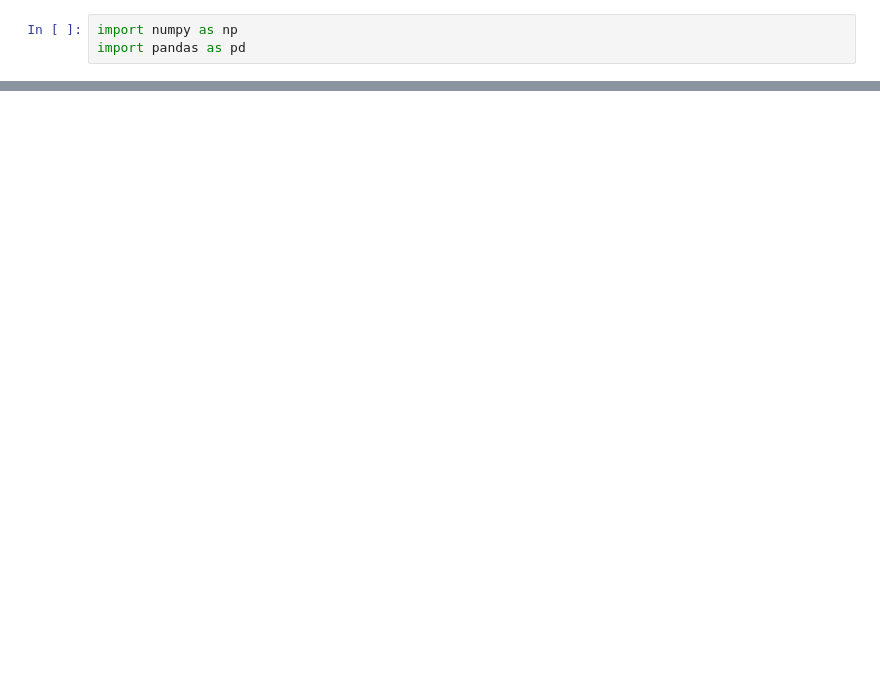
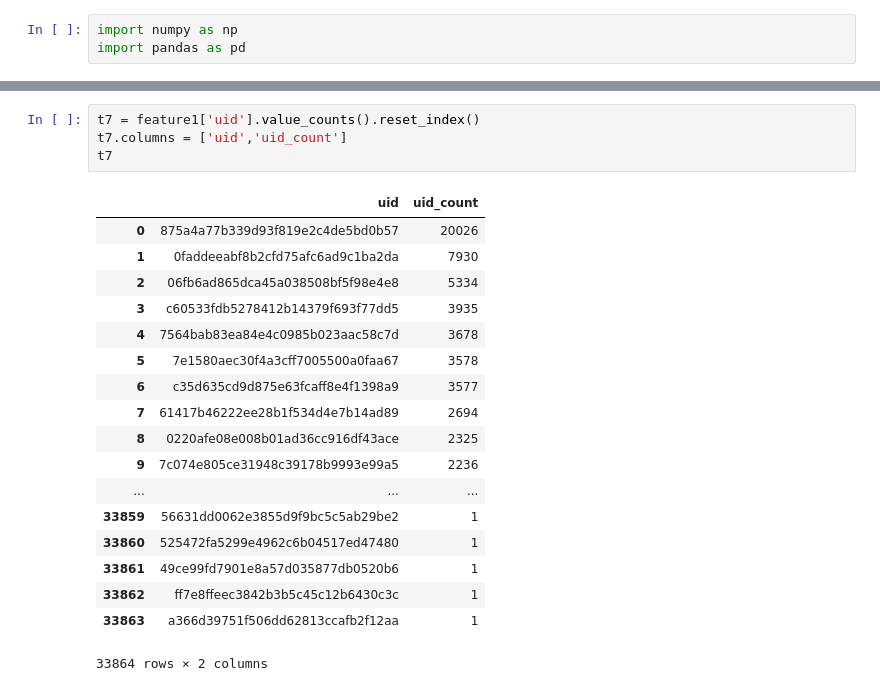
Before and after one commit to dikiyul/WeiboRCL, a Jupyter notebook: 02.Feature Extraction.ipynb, the cells around one changed output, grey strips where cells are left out. Saved outputs shown, nothing was run; the diff lists cells and outputs as text; blank space fills up the shorter version.

```diff
--- a/02.Feature Extraction.ipynb
+++ b/02.Feature Extraction.ipynb
@@ -33,0 +177,23 @@ label3 = data_timeindex['2015-07-01':'2015-07-31']
+# %%
+t7 = feature1['uid'].value_counts().reset_index()
+t7.columns = ['uid','uid_count']
+t7
+# %% [output]
+|  | uid | uid_count |
+| 0 | 875a4a77b339d93f819e2c4de5bd0b57 | 20026 |
+| 1 | 0faddeeabf8b2cfd75afc6ad9c1ba2da | 7930 |
+| 2 | 06fb6ad865dca45a038508bf5f98e4e8 | 5334 |
+| 3 | c60533fdb5278412b14379f693f77dd5 | 3935 |
+| 4 | 7564bab83ea84e4c0985b023aac58c7d | 3678 |
+| 5 | 7e1580aec30f4a3cff7005500a0faa67 | 3578 |
+| 6 | c35d635cd9d875e63fcaff8e4f1398a9 | 3577 |
+| 7 | 61417b46222ee28b1f534d4e7b14ad89 | 2694 |
+| 8 | 0220afe08e008b01ad36cc916df43ace | 2325 |
+| 9 | 7c074e805ce31948c39178b9993e99a5 | 2236 |
+| ... | ... | ... |
+| 33859 | 56631dd0062e3855d9f9bc5c5ab29be2 | 1 |
+| 33860 | 525472fa5299e4962c6b04517ed47480 | 1 |
+| 33861 | 49ce99fd7901e8a57d035877db0520b6 | 1 |
+| 33862 | ff7e8ffeec3842b3b5c45c12b6430c3c | 1 |
+| 33863 | a366d39751f506dd62813ccafb2f12aa | 1 |
+33864 rows × 2 columns
```
Also changed, not shown: parts of 12 cells of this notebook, 1 other file.
